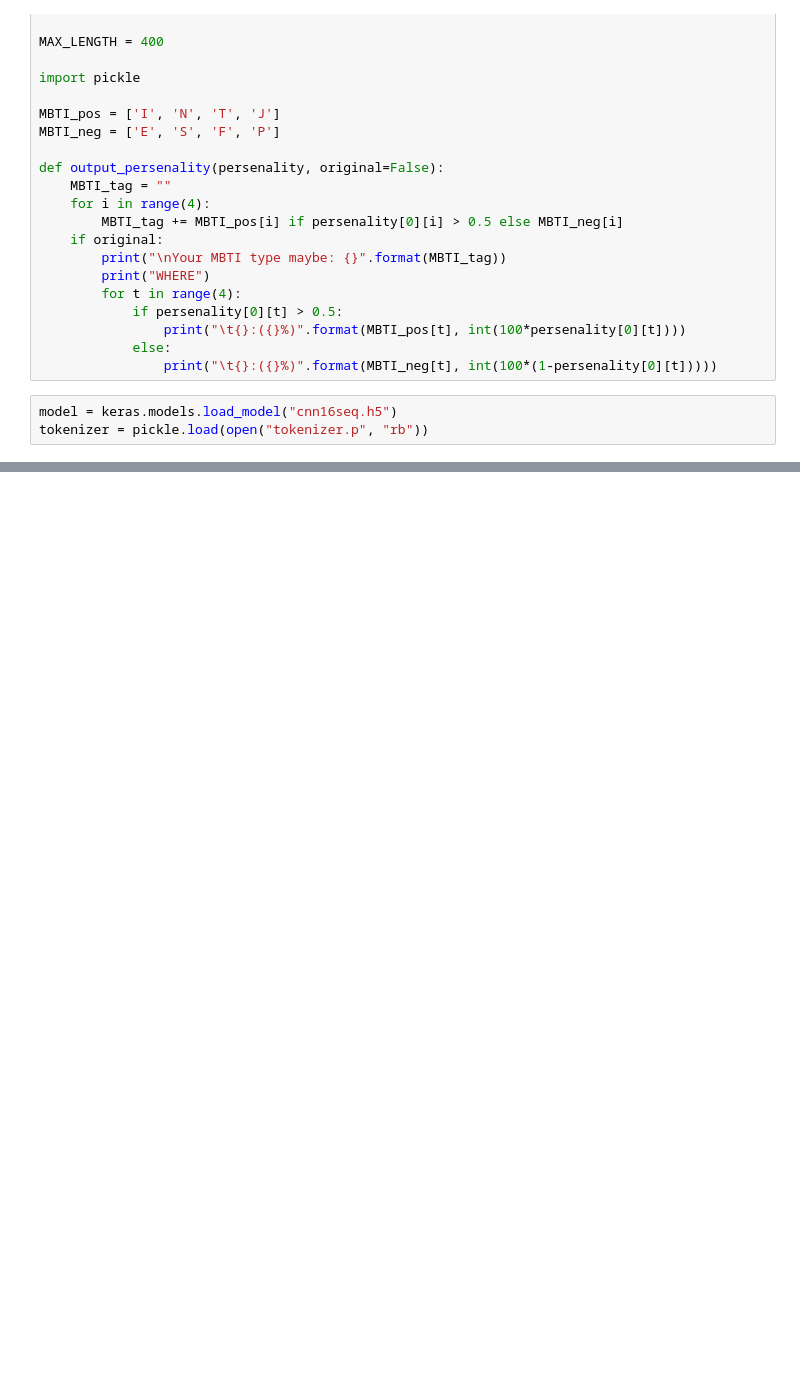
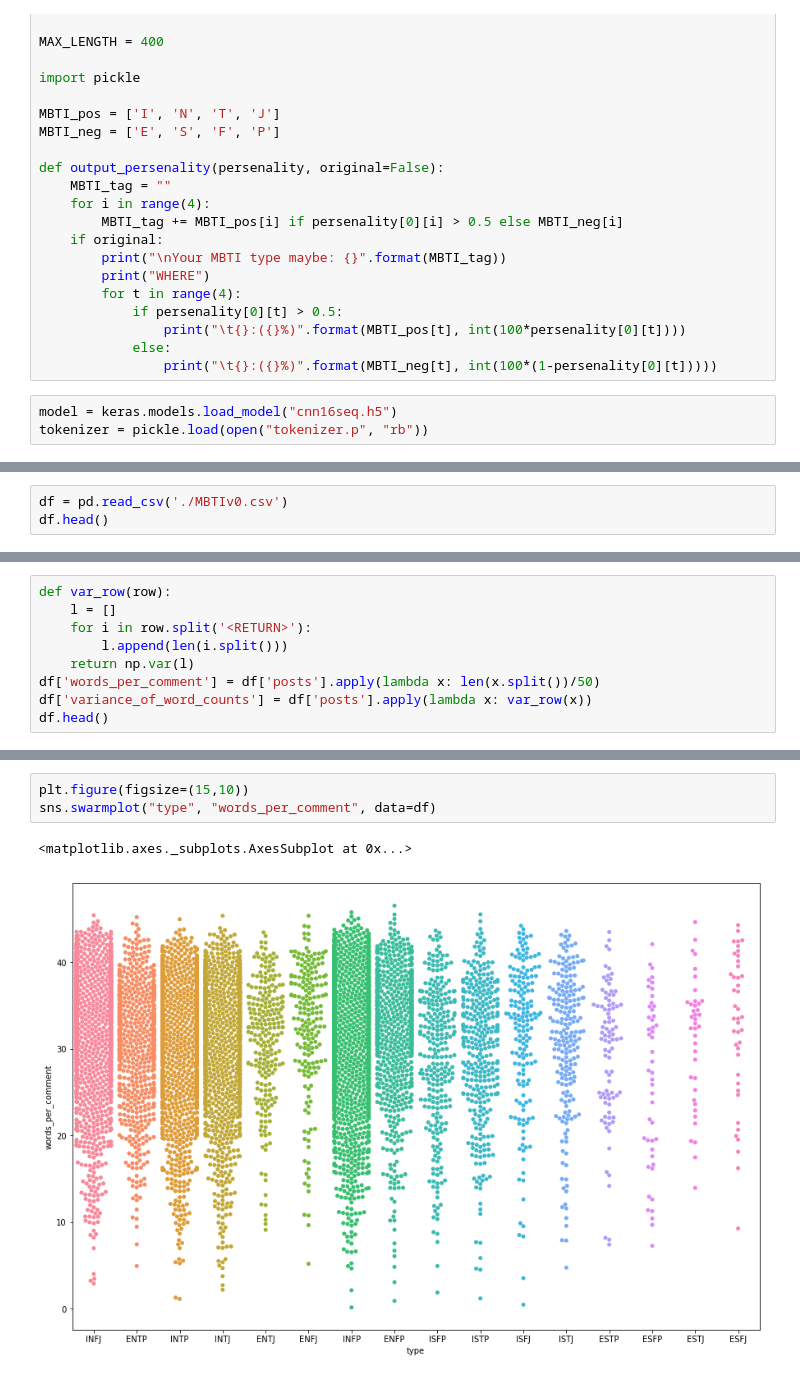
Before and after one commit to zhengzangw/MBTI-Type-Detector, a Jupyter notebook: demo.ipynb, the cells around one changed output, grey strips where cells are left out. Drawn from its saved outputs; the diff is of its cells as text; blank space fills up the shorter version.

```diff
--- a/demo.ipynb
+++ b/demo.ipynb
@@ -95,0 +119,3 @@ In 4th dimension, the sentense looks like:
+# %%
+df = pd.read_csv('./MBTIv0.csv')
+df.head()
@@ -95,0 +129,9 @@ In 4th dimension, the sentense looks like:
+# %%
+def var_row(row):
+    l = []
+    for i in row.split('<RETURN>'):
+        l.append(len(i.split()))
+    return np.var(l)
+df['words_per_comment'] = df['posts'].apply(lambda x: len(x.split())/50)
+df['variance_of_word_counts'] = df['posts'].apply(lambda x: var_row(x))
+df.head()
@@ -95,0 +145,6 @@ In 4th dimension, the sentense looks like:
+# %%
+plt.figure(figsize=(15,10))
+sns.swarmplot("type", "words_per_comment", data=df)
+# %% [output]
+<matplotlib.axes._subplots.AxesSubplot at 0x...>
+[figure, added]
```
Also changed, not shown: parts of 8 cells of this notebook, 2 other files.
